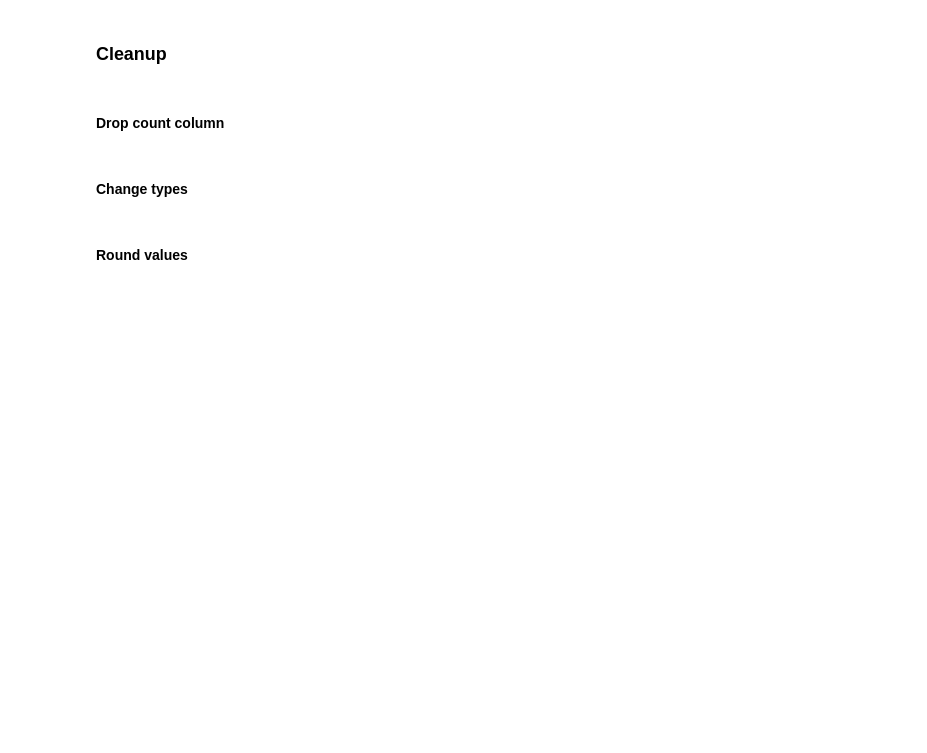
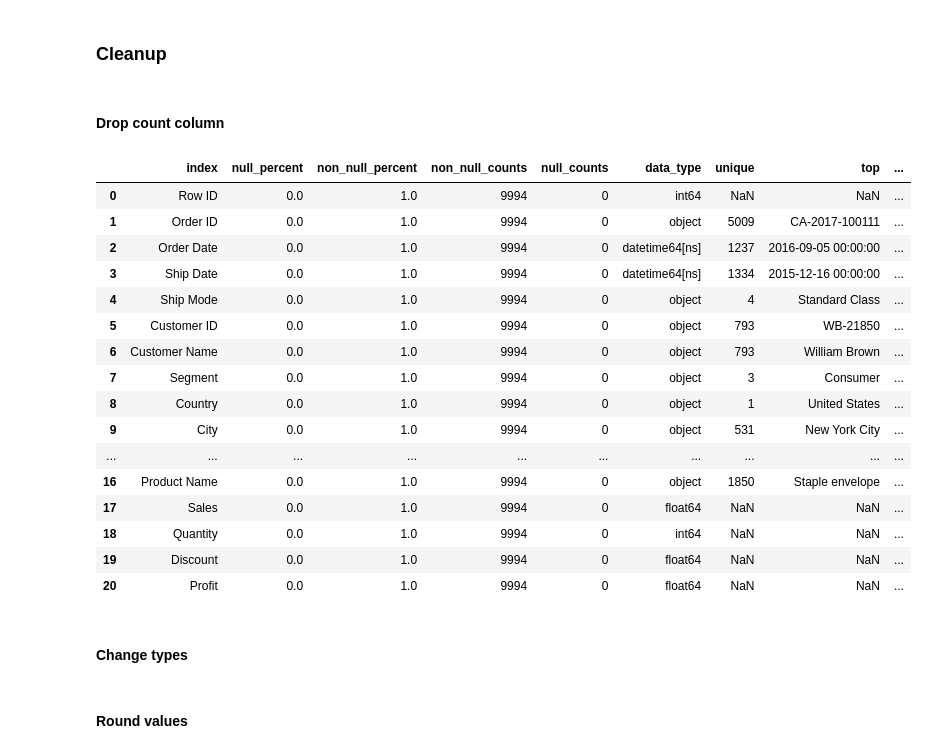
Before and after one commit to danielc92/python_nb_data_profiling, a Jupyter notebook: notebook_data_profililng.ipynb, the cells around one changed output. Drawn from its saved outputs; the diff is of its cells as text; code cells hidden in the pictures; blank space fills up the shorter version.

```diff
--- a/notebook_data_profililng.ipynb
+++ b/notebook_data_profililng.ipynb
@@ -190,9 +206,29 @@ merged = reduce(lambda left,right: pandas.merge(left,right,on='index', how = "le
 # %% [markdown]
 #### Drop count column
 # %%
-merged["row_count"] = merged["non_null_counts"] + merged["null_counts"]
+merged["row_count"] = totalcount
 
 merged.drop(["count"], axis = 1, inplace = True)
+# %%
+merged
+# %% [output]
+|  | index | null_percent | non_null_percent | non_null_counts | null_counts | data_type | unique | top | ... |
+| 0 | Row ID | 0.0 | 1.0 | 9994 | 0 | int64 | NaN | NaN | ... |
+| 1 | Order ID | 0.0 | 1.0 | 9994 | 0 | object | 5009 | CA-2017-100111 | ... |
+| 2 | Order Date | 0.0 | 1.0 | 9994 | 0 | datetime64[ns] | 1237 | 2016-09-05 00:00:00 | ... |
+| 3 | Ship Date | 0.0 | 1.0 | 9994 | 0 | datetime64[ns] | 1334 | 2015-12-16 00:00:00 | ... |
+| 4 | Ship Mode | 0.0 | 1.0 | 9994 | 0 | object | 4 | Standard Class | ... |
+| 5 | Customer ID | 0.0 | 1.0 | 9994 | 0 | object | 793 | WB-21850 | ... |
+| 6 | Customer Name | 0.0 | 1.0 | 9994 | 0 | object | 793 | William Brown | ... |
+| 7 | Segment | 0.0 | 1.0 | 9994 | 0 | object | 3 | Consumer | ... |
+| 8 | Country | 0.0 | 1.0 | 9994 | 0 | object | 1 | United States | ... |
+| 9 | City | 0.0 | 1.0 | 9994 | 0 | object | 531 | New York City | ... |
+| ... | ... | ... | ... | ... | ... | ... | ... | ... | ... |
+| 16 | Product Name | 0.0 | 1.0 | 9994 | 0 | object | 1850 | Staple envelope | ... |
+| 17 | Sales | 0.0 | 1.0 | 9994 | 0 | float64 | NaN | NaN | ... |
+| 18 | Quantity | 0.0 | 1.0 | 9994 | 0 | int64 | NaN | NaN | ... |
+| 19 | Discount | 0.0 | 1.0 | 9994 | 0 | float64 | NaN | NaN | ... |
+| 20 | Profit | 0.0 | 1.0 | 9994 | 0 | float64 | NaN | NaN | ... |
 # %% [markdown]
 #### Change types
 # %%
```
Also changed, not shown: parts of 26 cells of this notebook.
